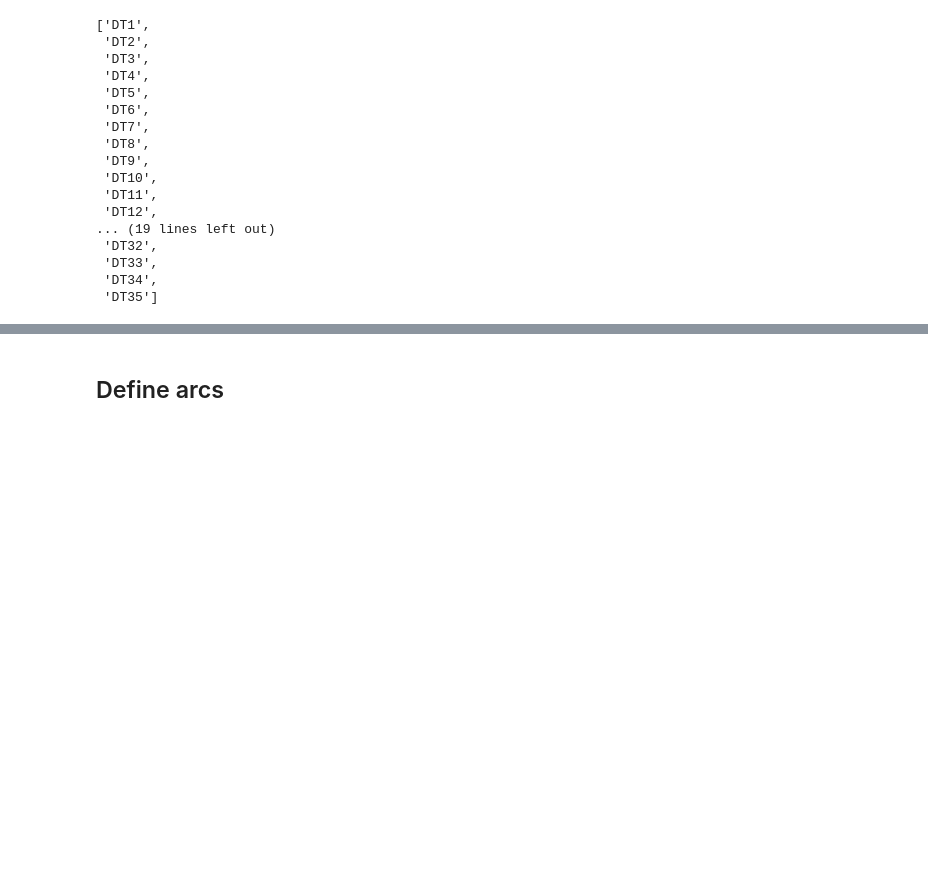
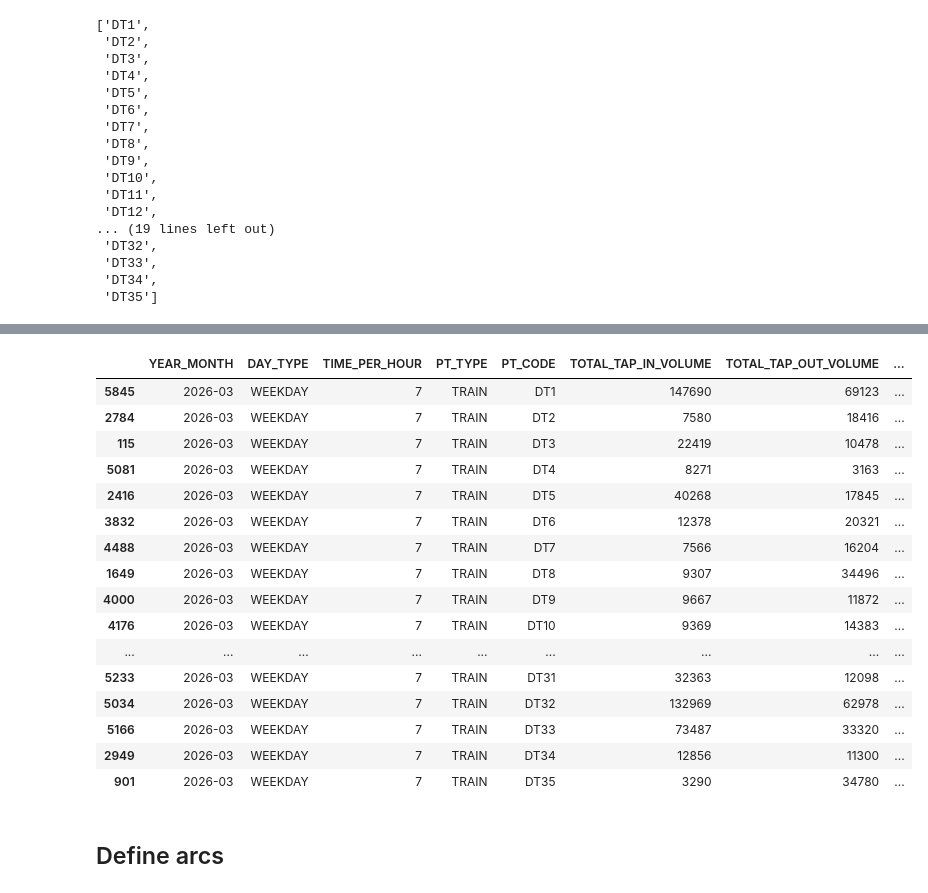
Before and after one commit to danielkwan2004/DBA3701_final_project, a Jupyter notebook: dba3701_mrt.ipynb, the cells around one changed output, grey strips where cells are left out. Cells and saved outputs as stored; diff of their text form; code cells hidden in the pictures; blank space fills up the shorter version.

```diff
--- a/dba3701_mrt.ipynb
+++ b/dba3701_mrt.ipynb
@@ -41,3 +101,23 @@ dtl_stations
+# %%
+dtl_data
+# %% [output]
+|  | YEAR_MONTH | DAY_TYPE | TIME_PER_HOUR | PT_TYPE | PT_CODE | TOTAL_TAP_IN_VOLUME | TOTAL_TAP_OUT_VOLUME | ... |
+| 5845 | 2026-03 | WEEKDAY | 7 | TRAIN | DT1 | 147690 | 69123 | ... |
+| 2784 | 2026-03 | WEEKDAY | 7 | TRAIN | DT2 | 7580 | 18416 | ... |
+| 115 | 2026-03 | WEEKDAY | 7 | TRAIN | DT3 | 22419 | 10478 | ... |
+| 5081 | 2026-03 | WEEKDAY | 7 | TRAIN | DT4 | 8271 | 3163 | ... |
+| 2416 | 2026-03 | WEEKDAY | 7 | TRAIN | DT5 | 40268 | 17845 | ... |
+| 3832 | 2026-03 | WEEKDAY | 7 | TRAIN | DT6 | 12378 | 20321 | ... |
+| 4488 | 2026-03 | WEEKDAY | 7 | TRAIN | DT7 | 7566 | 16204 | ... |
+| 1649 | 2026-03 | WEEKDAY | 7 | TRAIN | DT8 | 9307 | 34496 | ... |
+| 4000 | 2026-03 | WEEKDAY | 7 | TRAIN | DT9 | 9667 | 11872 | ... |
+| 4176 | 2026-03 | WEEKDAY | 7 | TRAIN | DT10 | 9369 | 14383 | ... |
+| ... | ... | ... | ... | ... | ... | ... | ... | ... |
+| 5233 | 2026-03 | WEEKDAY | 7 | TRAIN | DT31 | 32363 | 12098 | ... |
+| 5034 | 2026-03 | WEEKDAY | 7 | TRAIN | DT32 | 132969 | 62978 | ... |
+| 5166 | 2026-03 | WEEKDAY | 7 | TRAIN | DT33 | 73487 | 33320 | ... |
+| 2949 | 2026-03 | WEEKDAY | 7 | TRAIN | DT34 | 12856 | 11300 | ... |
+| 901 | 2026-03 | WEEKDAY | 7 | TRAIN | DT35 | 3290 | 34780 | ... |
 # %% [markdown]
 ## Define arcs
 # %%
```
Also changed, not shown: parts of 32 cells of this notebook, 3 other files.
